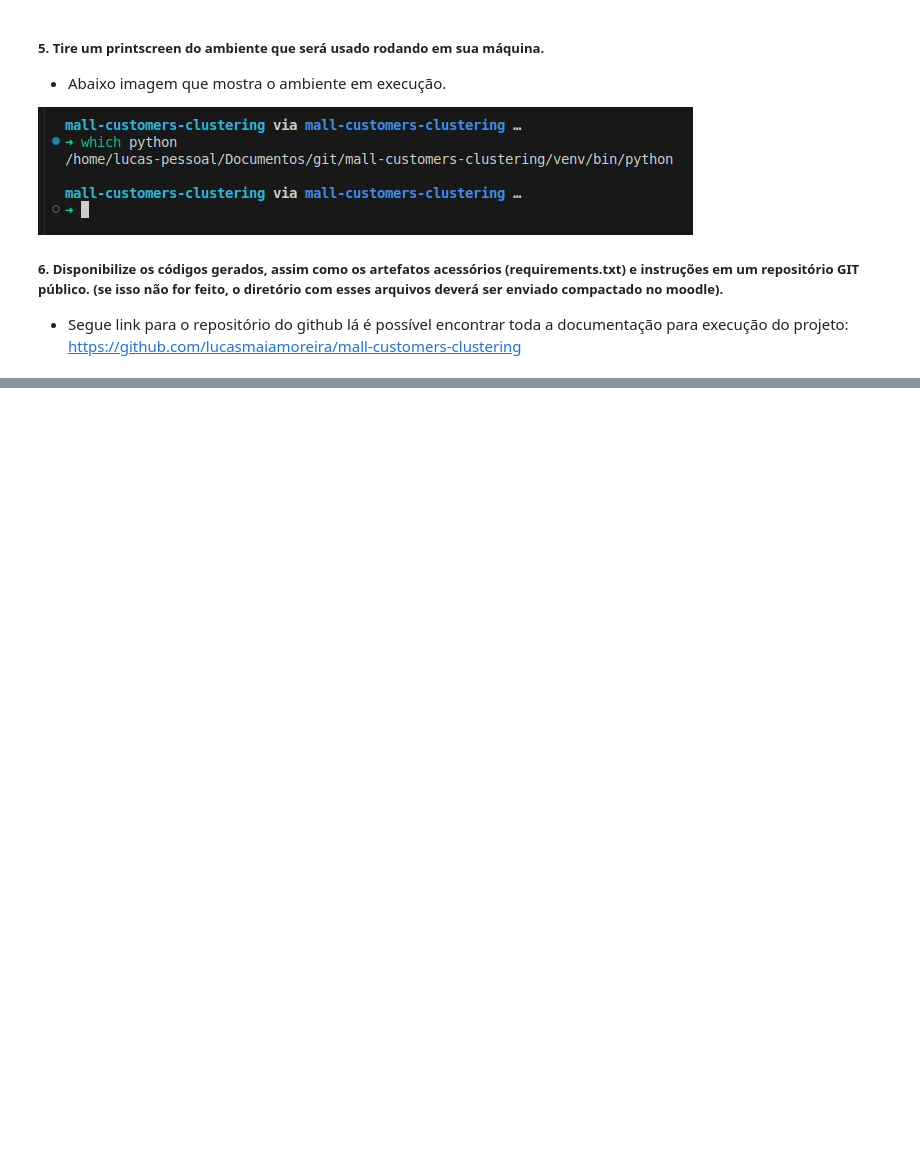
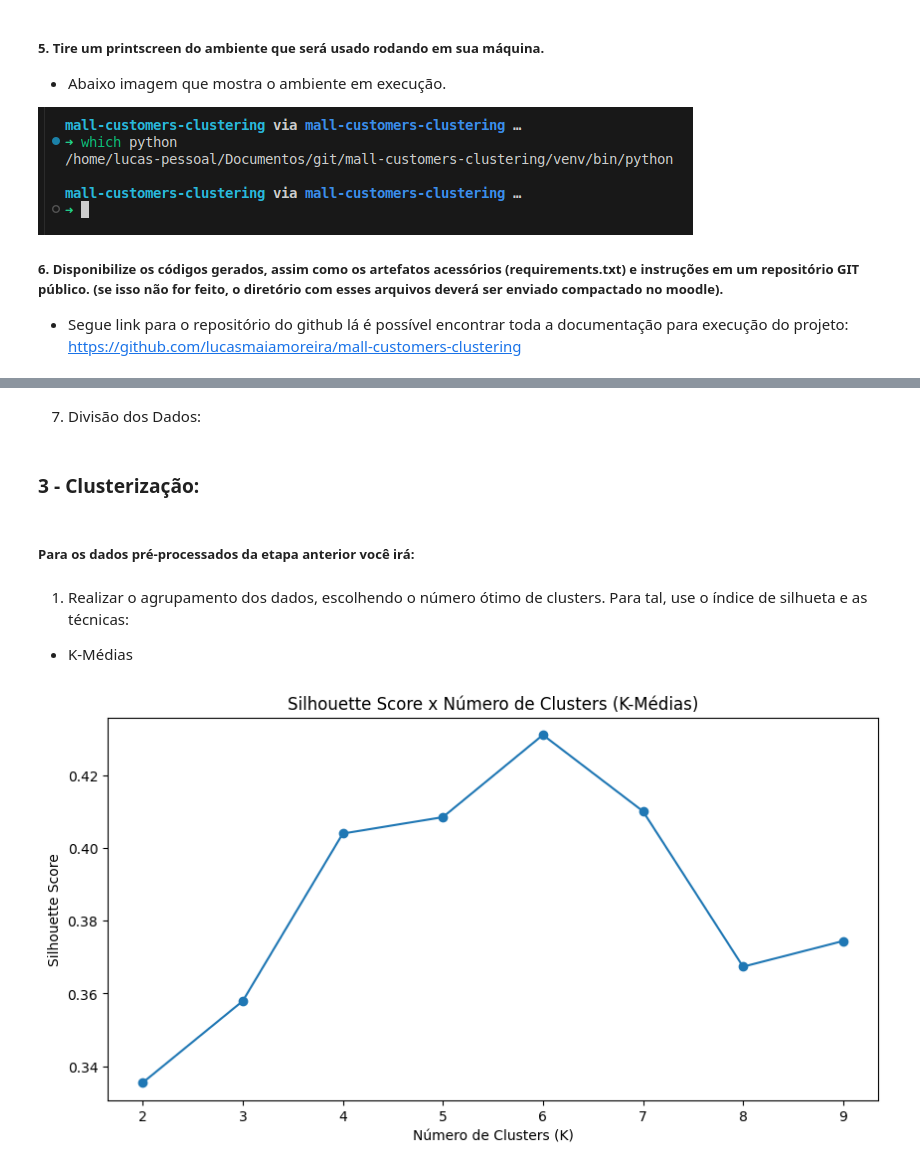
Before and after one commit to lucasmaiamoreira/mall-customers-clustering, a Jupyter notebook: clustering.ipynb, the cells around one changed output, grey strips where cells are left out. Cells and saved outputs as stored; diff of their text form; code cells hidden in the pictures; blank space fills up the shorter version.

```diff
--- a/clustering.ipynb
+++ b/clustering.ipynb
@@ -38,0 +278,3 @@
+# %%
+# Codificação de variáveis categóricas
+data['Genre'] = data['Genre'].map({'Masculino': 0, 'Feminino': 1})  # Label encoding
@@ -38,0 +283,15 @@
+# %%
+from sklearn.preprocessing import StandardScaler, MinMaxScaler
+
+# Normalização Min-Max
+min_max_scaler = MinMaxScaler()
+data_scaled = min_max_scaler.fit_transform(data[['Age', 'Annual Income (k$)', 'Spending Score (1-100)']])
+
+# Alternativa: Standard Scaling
+scaler = StandardScaler()
+data_scaled = scaler.fit_transform(data[['Age', 'Annual Income (k$)', 'Spending Score (1-100)']])
+
+# Verificar as médias e desvios após escalonamento
+print("Média e desvio padrão após normalização:")
+print(f"Média: {data_scaled.mean(axis=0)}")
+print(f"Desvio padrão: {data_scaled.std(axis=0)}")
@@ -38,0 +314,2 @@
+# %% [markdown]
+7. Divisão dos Dados:
@@ -38,0 +321,29 @@
+# %% [markdown]
+### 3 - Clusterização:
+# %% [markdown]
+##### Para os dados pré-processados da etapa anterior você irá:
+# %% [markdown]
+1. Realizar o agrupamento dos dados, escolhendo o número ótimo de clusters. Para tal, use o índice de silhueta e as técnicas:
+- K-Médias
+# %%
+from sklearn.cluster import KMeans
+from sklearn.metrics import silhouette_score
+
+# Aplicar K-Médias para diferentes valores de K
+sil_scores = []
+for k in range(2, 10):
+    kmeans = KMeans(n_clusters=k, random_state=42)
+    labels = kmeans.fit_predict(data_scaled)
+    sil_score = silhouette_score(data_scaled, labels)
+    sil_scores.append((k, sil_score))
+
+# Gráfico do Índice de Silhueta
+ks, scores = zip(*sil_scores)
+plt.figure(figsize=(10, 5))
+plt.plot(ks, scores, marker='o')
+plt.title('Silhouette Score x Número de Clusters (K-Médias)')
+plt.xlabel('Número de Clusters (K)')
+plt.ylabel('Silhouette Score')
+plt.show()
+# %% [output]
+[figure, added]
```
Also changed, not shown: parts of 29 cells of this notebook, 2 other files.
